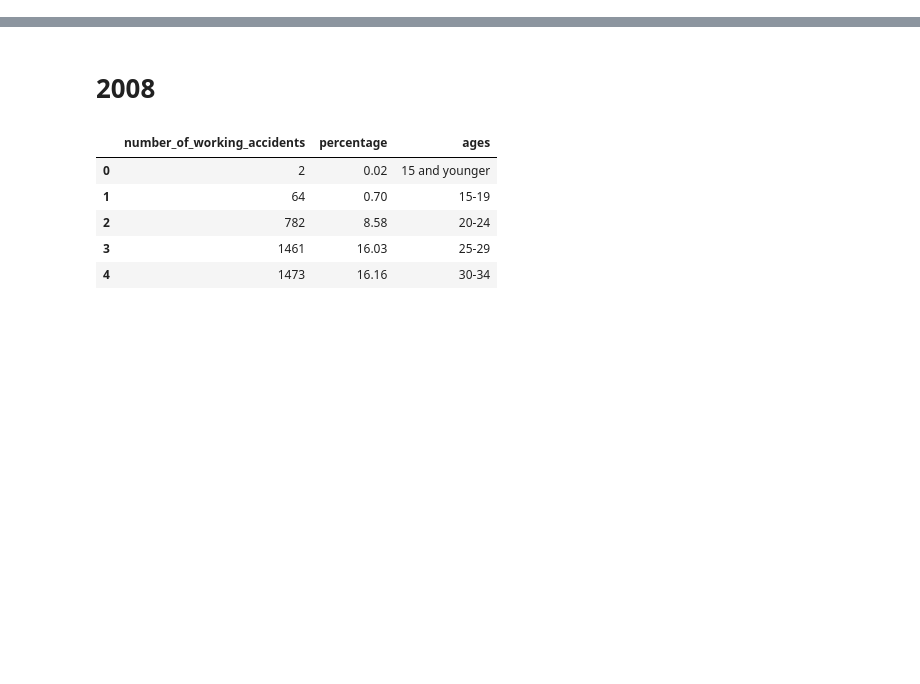
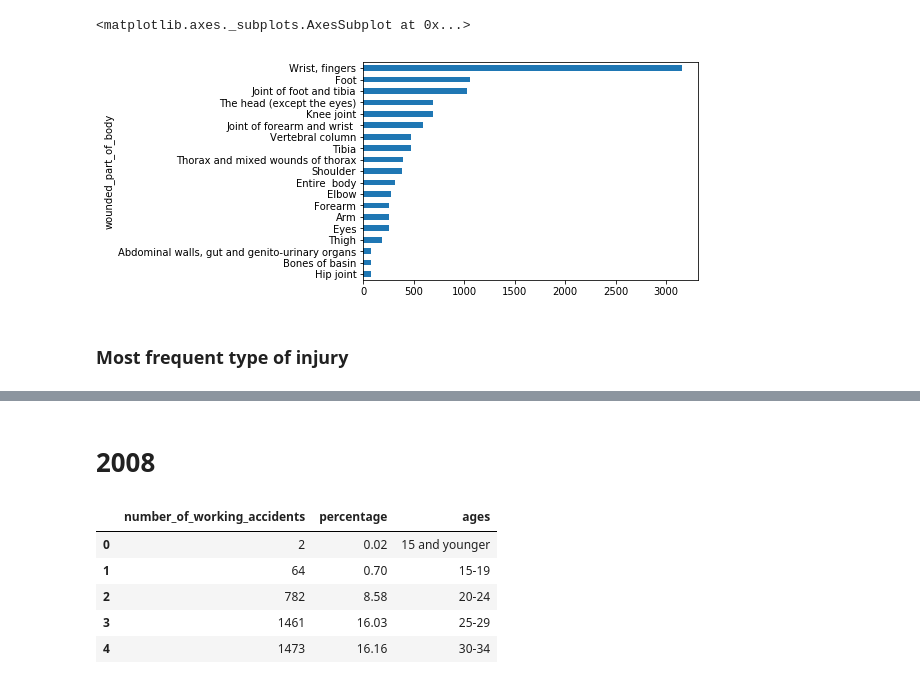
Before and after one commit to 2109Sot/studio-projects, a Jupyter notebook: code/accidents_at_work/Accidents_at_work.ipynb, the cells around one changed output, grey strips where cells are left out. Saved outputs shown, nothing was run; the diff lists cells and outputs as text; code cells hidden in the pictures; blank space fills up the shorter version.

```diff
--- a/code/accidents_at_work/Accidents_at_work.ipynb
+++ b/code/accidents_at_work/Accidents_at_work.ipynb
@@ -3,0 +31,3 @@ import pandas as pd
+# %%
+body_df_05 = pd.read_excel("part_of_the_body_05.xlsx")
+body_df_05.head()
@@ -3,0 +41,7 @@ import pandas as pd
+# %%
+body_df_05.groupby('wounded_part_of_body')["number_of_working_accidents"].sum().sort_values().plot(kind='barh')
+# %% [output]
+<matplotlib.axes._subplots.AxesSubplot at 0x...>
+[figure, added]
+# %% [markdown]
+### Most frequent type of injury
```
Also changed, not shown: parts of 34 cells of this notebook, 12 other files.
